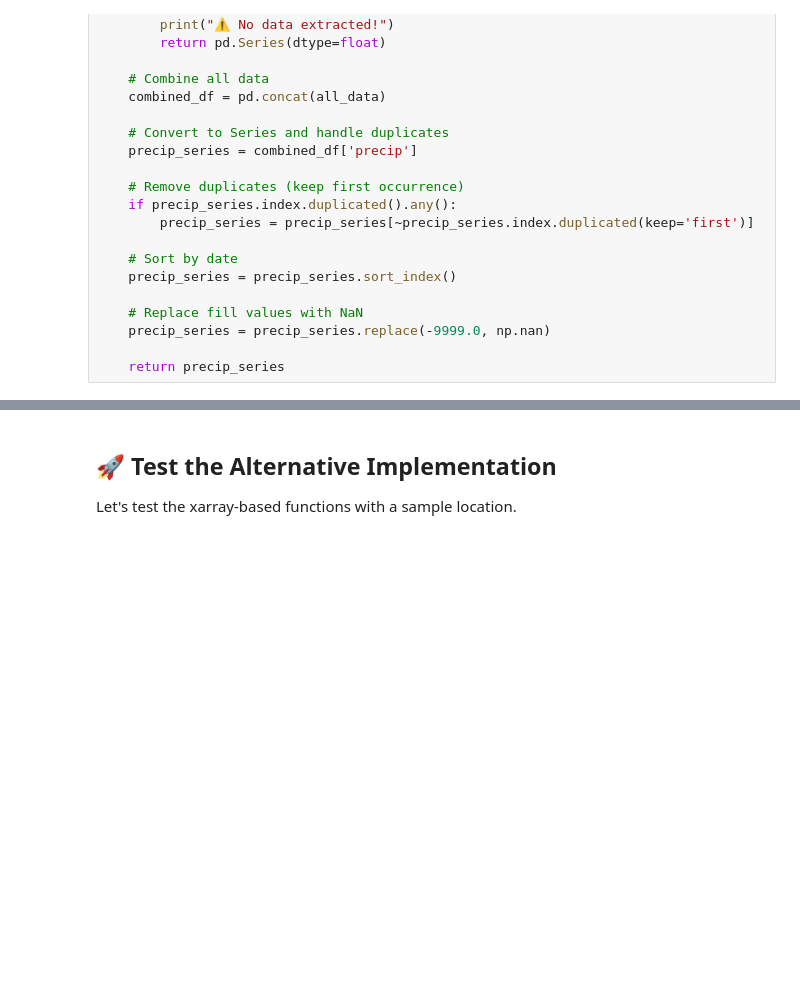
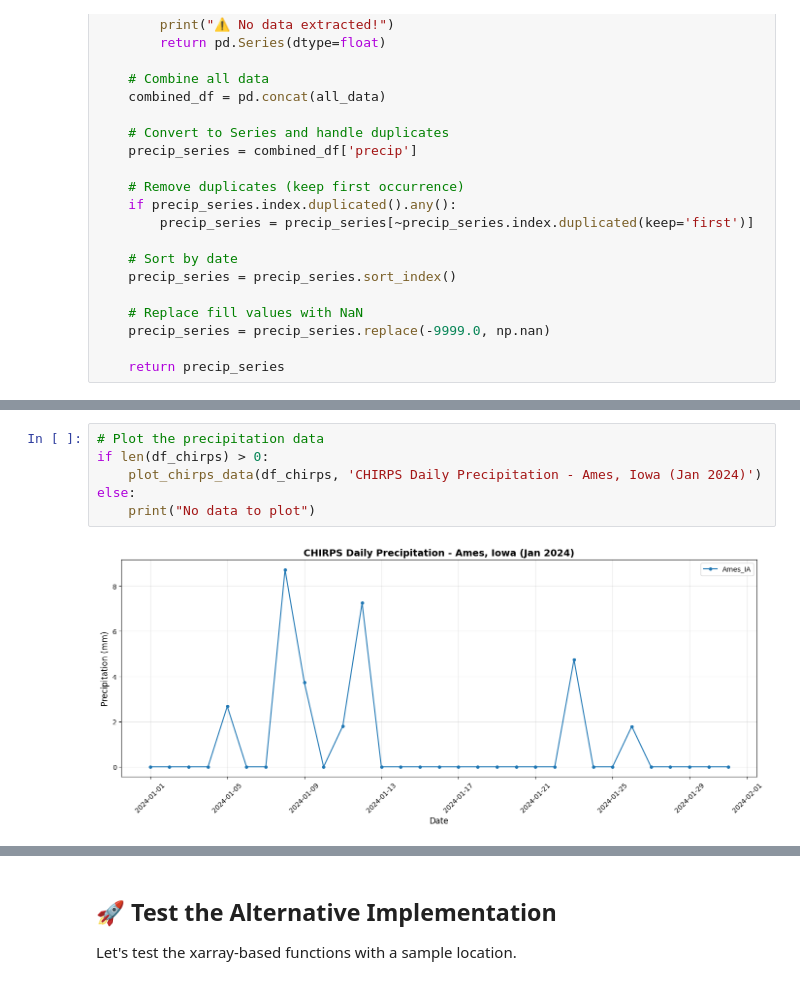
Before and after one commit to itswael/pythia_weather, a Jupyter notebook: chirps_data.ipynb, the cells around one changed output, grey strips where cells are left out. Saved outputs shown, nothing was run; the diff lists cells and outputs as text; blank space fills up the shorter version.

```diff
--- a/chirps_data.ipynb
+++ b/chirps_data.ipynb
@@ -179,0 +198,8 @@ else:
+# %%
+# Plot the precipitation data
+if len(df_chirps) > 0:
+    plot_chirps_data(df_chirps, 'CHIRPS Daily Precipitation - Ames, Iowa (Jan 2024)')
+else:
+    print("No data to plot")
+# %% [output]
+[figure, added]
```
Also changed, not shown: parts of 6 cells of this notebook.
